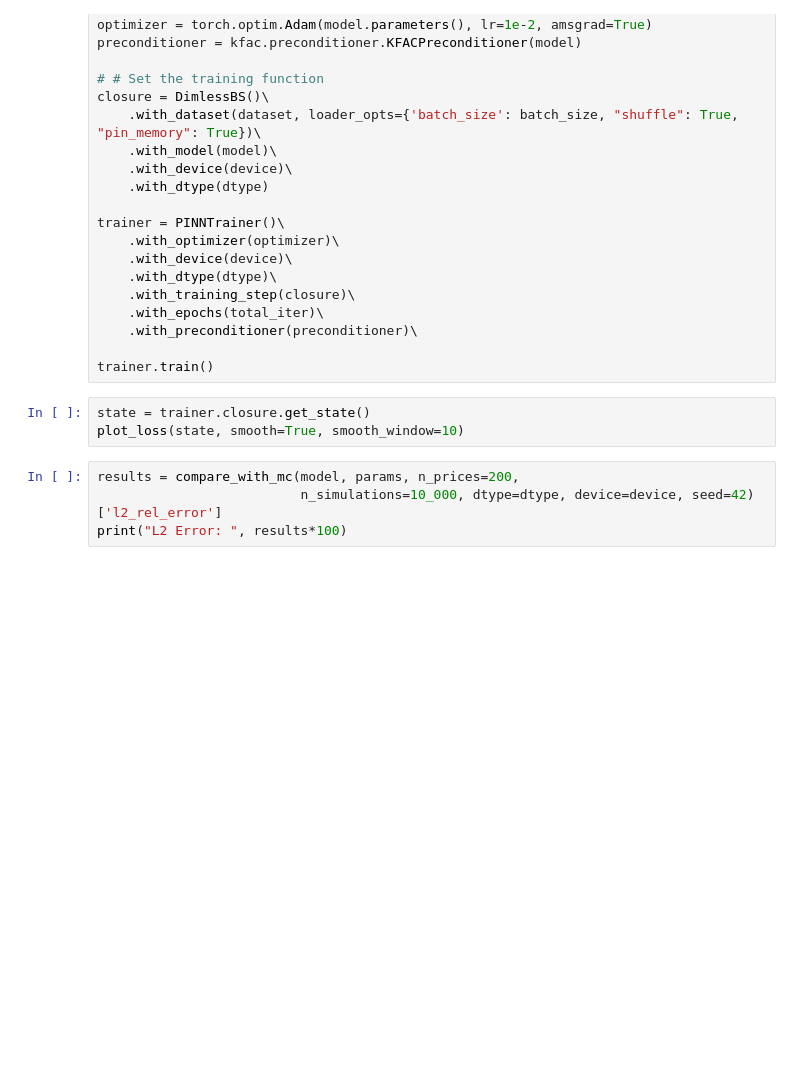
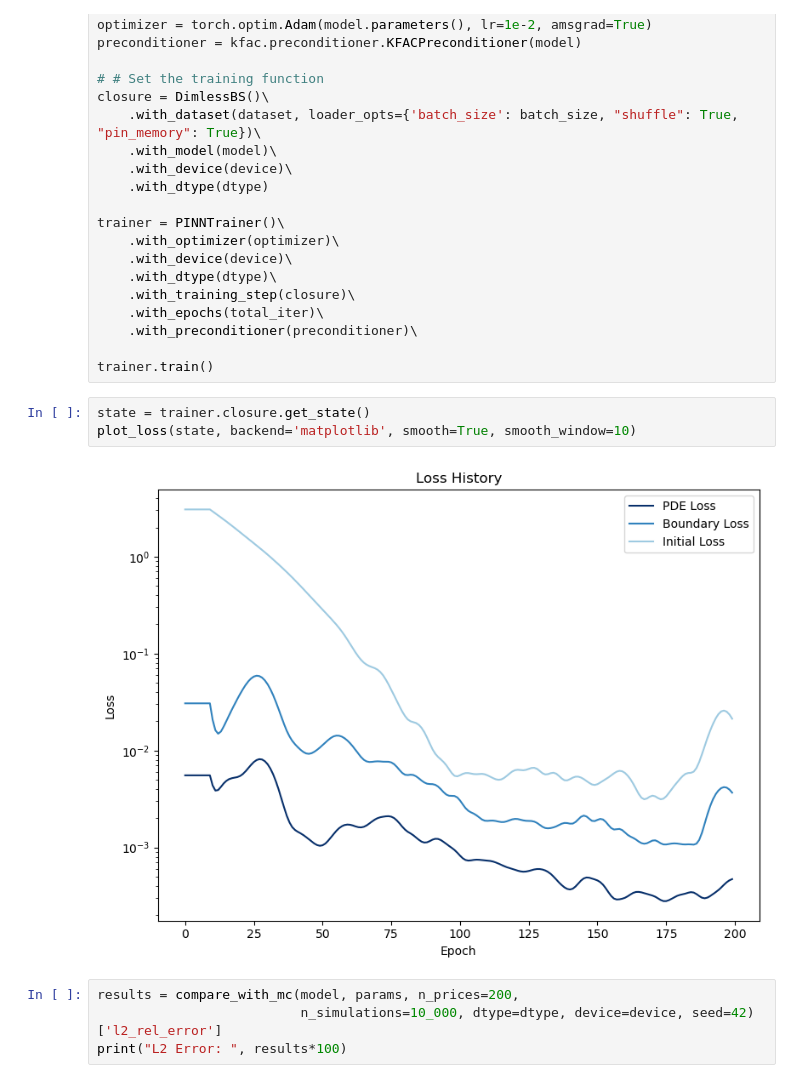
Before and after one commit to jmelo11/pricing_pinns, a Jupyter notebook: experiments/main_example.ipynb, the cells around one changed output. Saved outputs shown, nothing was run; the diff lists cells and outputs as text; blank space fills up the shorter version.

Commit message:
add imgs in matplotlib

```diff
--- a/experiments/main_example.ipynb
+++ b/experiments/main_example.ipynb
@@ -186,7 +186,9 @@ trainer = PINNTrainer()\
 trainer.train()
 # %%
 state = trainer.closure.get_state()
-plot_loss(state, smooth=True, smooth_window=10)
+plot_loss(state, backend='matplotlib', smooth=True, smooth_window=10)
+# %% [output]
+[figure, added]
 # %%
 results = compare_with_mc(model, params, n_prices=200,
                           n_simulations=10_000, dtype=dtype, device=device, seed=42)['l2_rel_error']
```
Also changed, not shown: parts of 3 cells of this notebook, 1 other file.
